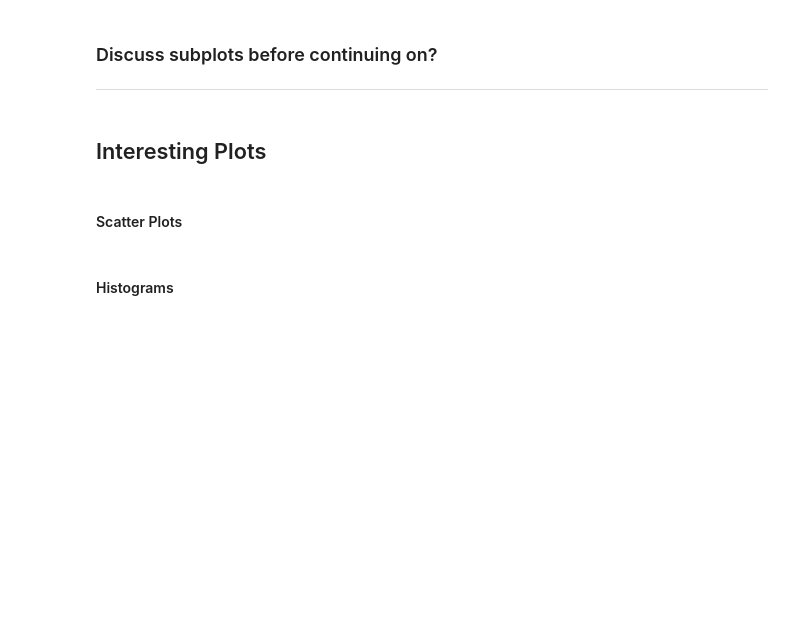
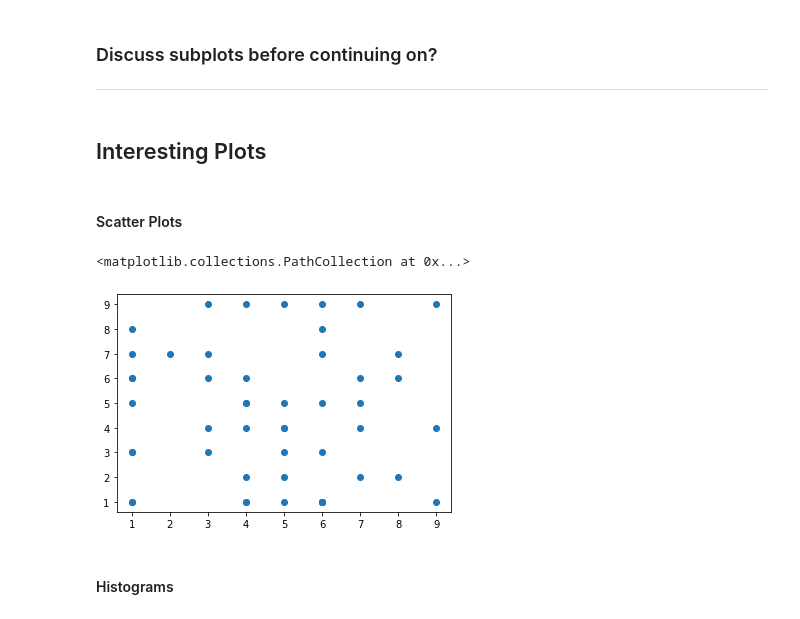
Before and after one commit to MarkJParry/FDA, a Jupyter notebook: pyplot.ipynb, the cells around one changed output. Cells and saved outputs as stored; diff of their text form; code cells hidden in the pictures; blank space fills up the shorter version.

```diff
--- a/pyplot.ipynb
+++ b/pyplot.ipynb
@@ -77,7 +85,20 @@ check it is there by shelling out to the command line
 ***
 # %% [markdown]
 ## Interesting Plots
+# %%
+from numpy.random import default_rng
+rng = default_rng()
+data = rng.normal(0,1,1000)
 # %% [markdown]
 #### Scatter Plots
+# %%
+x = rng.integers(1,10,50)
+y = rng.integers(1,10,50)
+
+plt.scatter(x,y)
+#plt.show()
+# %% [output]
+<matplotlib.collections.PathCollection at 0x...>
+[figure, added]
 # %% [markdown]
 #### Histograms
```
Also changed, not shown: parts of 8 cells of this notebook, 23 other files.
